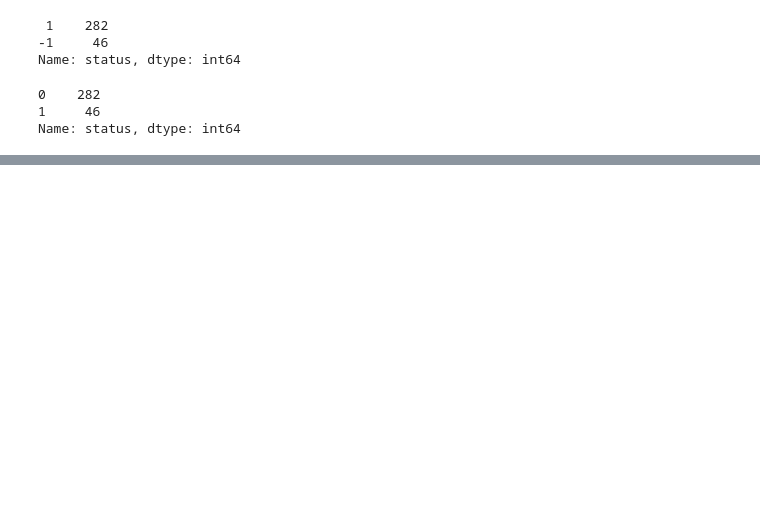
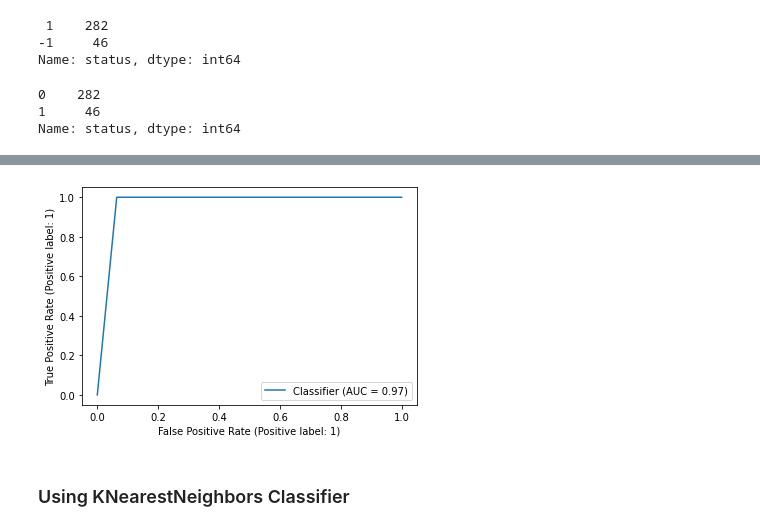
Before and after one commit to Goncalo101/FEUP-CAC, a Jupyter notebook: 04-Modeling.ipynb, the cells around one changed output, grey strips where cells are left out. Drawn from its saved outputs; the diff is of its cells as text; code cells hidden in the pictures; blank space fills up the shorter version.

```diff
--- a/04-Modeling.ipynb
+++ b/04-Modeling.ipynb
@@ -182,0 +109,4 @@ df.to_csv(f'log/submission-{n}.csv', index=False)
+# %%
+disp = RocCurveDisplay.from_predictions(y_train_df, predicted)
+# %% [output]
+[figure, added]
@@ -182,0 +120,2 @@ df.to_csv(f'log/submission-{n}.csv', index=False)
+# %% [markdown]
+### Using KNearestNeighbors Classifier
```
Also changed, not shown: parts of 53 cells of this notebook.
